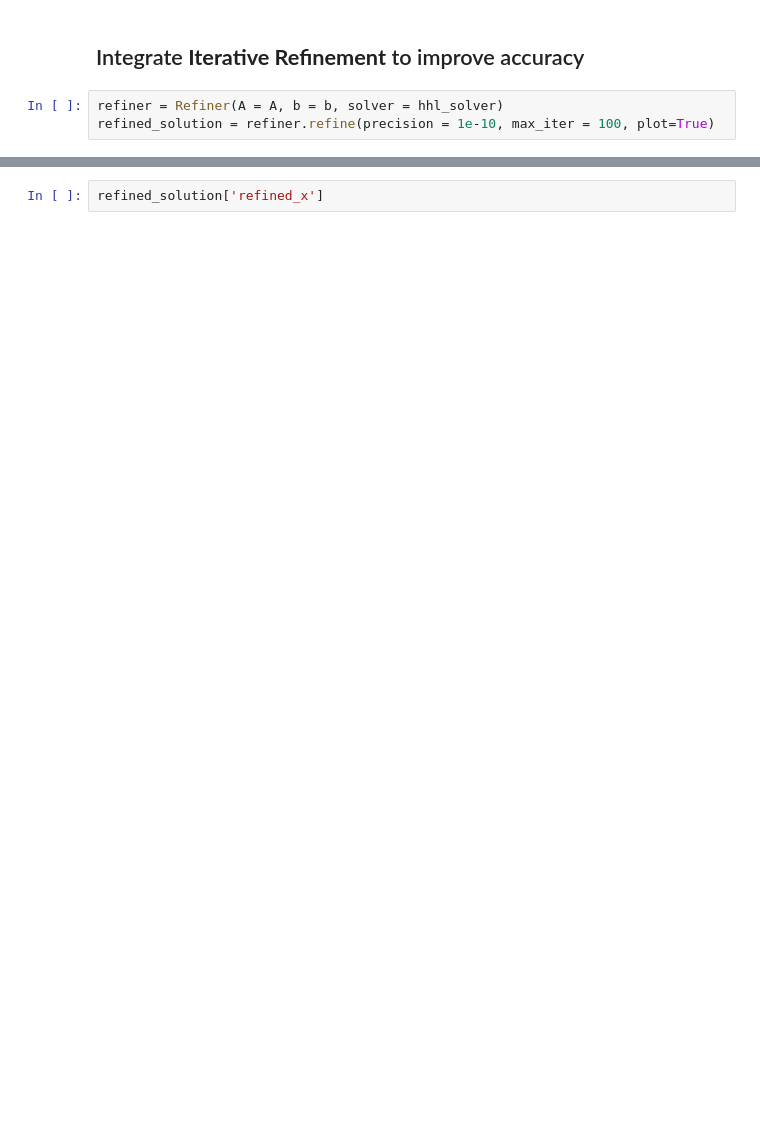
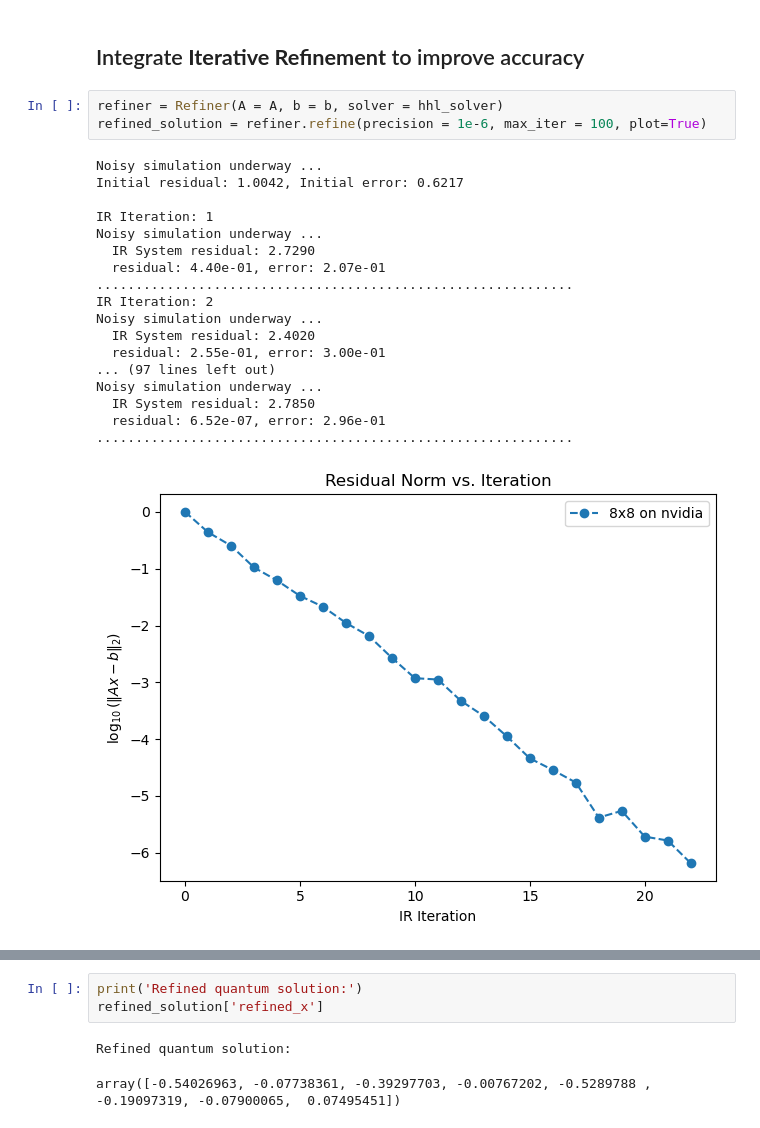
Before and after one commit to QCOL-LU/QLSAs, a Jupyter notebook: examples/cudaq-demo.ipynb, the cells around one changed output, grey strips where cells are left out. Drawn from its saved outputs; the diff is of its cells as text; blank space fills up the shorter version.

```diff
--- a/examples/cudaq-demo.ipynb
+++ b/examples/cudaq-demo.ipynb
@@ -88,4 +138,23 @@ print(f"Solution: {hhl_solution}")
 ## Integrate **Iterative Refinement** to improve accuracy
 # %%
 refiner = Refiner(A = A, b = b, solver = hhl_solver)
-refined_solution = refiner.refine(precision = 1e-10, max_iter = 100, plot=True)
+refined_solution = refiner.refine(precision = 1e-6, max_iter = 100, plot=True)
+# %% [output]
+Noisy simulation underway ...
+Initial residual: 1.0042, Initial error: 0.6217
+
+IR Iteration: 1
+Noisy simulation underway ...
+  IR System residual: 2.7290
+  residual: 4.40e-01, error: 2.07e-01
+.............................................................
+IR Iteration: 2
+Noisy simulation underway ...
+  IR System residual: 2.4020
+  residual: 2.55e-01, error: 3.00e-01
+... (97 lines left out)
+Noisy simulation underway ...
+  IR System residual: 2.7850
+  residual: 6.52e-07, error: 2.96e-01
+.............................................................
+[figure, added]
@@ -92,3 +162,7 @@ refined_solution = refiner.refine(precision = 1e-10, max_iter = 100, plot=True)
 # %%
+print('Refined quantum solution:')
 refined_solution['refined_x']
+# %% [output]
+Refined quantum solution:
+array([-0.54026963, -0.07738361, -0.39297703, -0.00767202, -0.5289788 , -0.19097319, -0.07900065,  0.07495451])
 # %%
```
Also changed, not shown: parts of 9 cells of this notebook.
